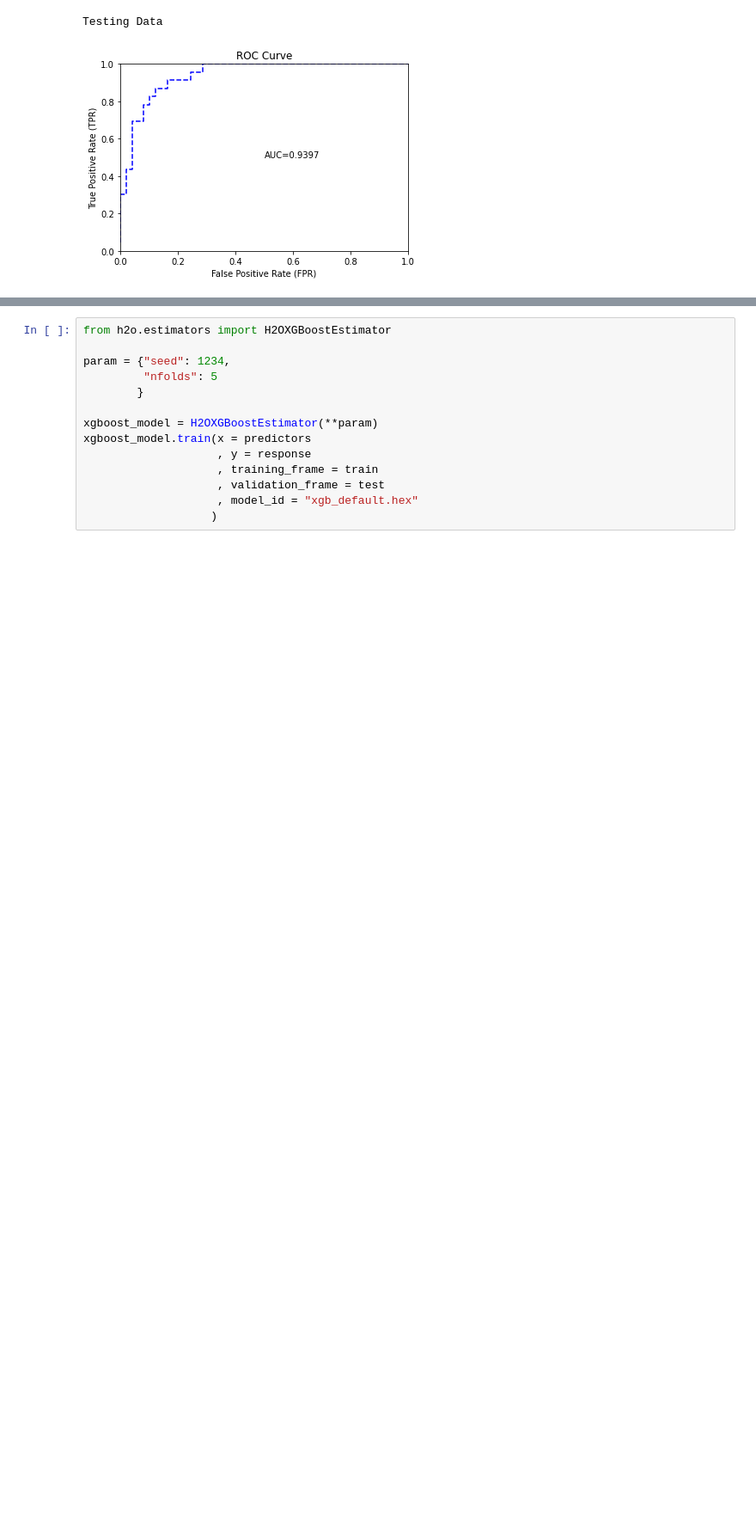
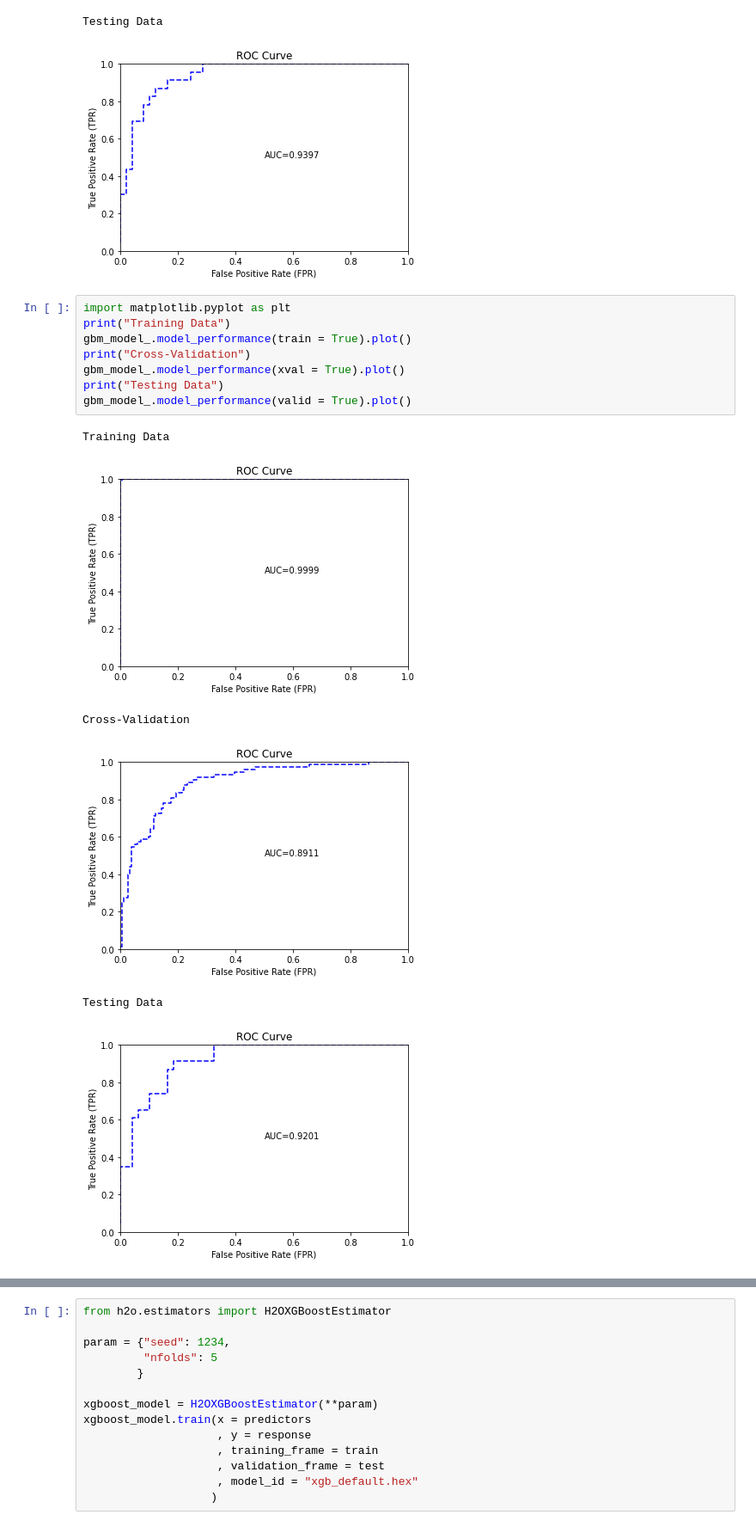
Before and after one commit to AlexAlexeyuk/AlexAlexeyuk, a Jupyter notebook: HF_Prediction_H2O.ipynb, the cells around one changed output, grey strips where cells are left out. Shown at 86% size. Cells and saved outputs as stored; diff of their text form; blank space fills up the shorter version.

```diff
--- a/HF_Prediction_H2O.ipynb
+++ b/HF_Prediction_H2O.ipynb
@@ -495,6 +576,21 @@ Cross-Validation
 [figure]
 Testing Data
 [figure]
+# %%
+import matplotlib.pyplot as plt
+print("Training Data")
+gbm_model_.model_performance(train = True).plot()
+print("Cross-Validation")
+gbm_model_.model_performance(xval = True).plot()
+print("Testing Data")
+gbm_model_.model_performance(valid = True).plot()
+# %% [output]
+Training Data
+[figure, added]
+Cross-Validation
+[figure, added]
+Testing Data
+[figure, added]
 # %%
 gbm_model.varimp_plot()
 # %% [output]
```
Also changed, not shown: parts of 8 cells of this notebook.
